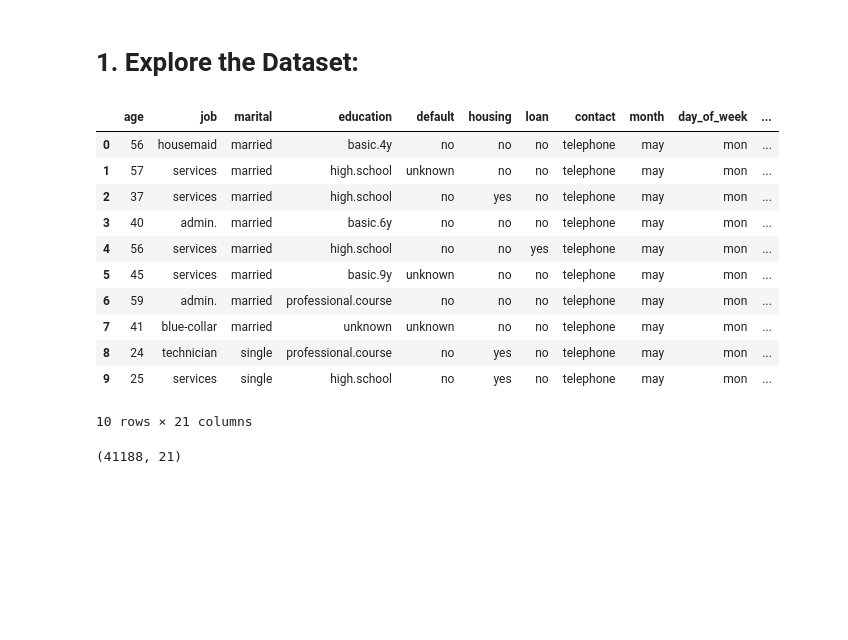
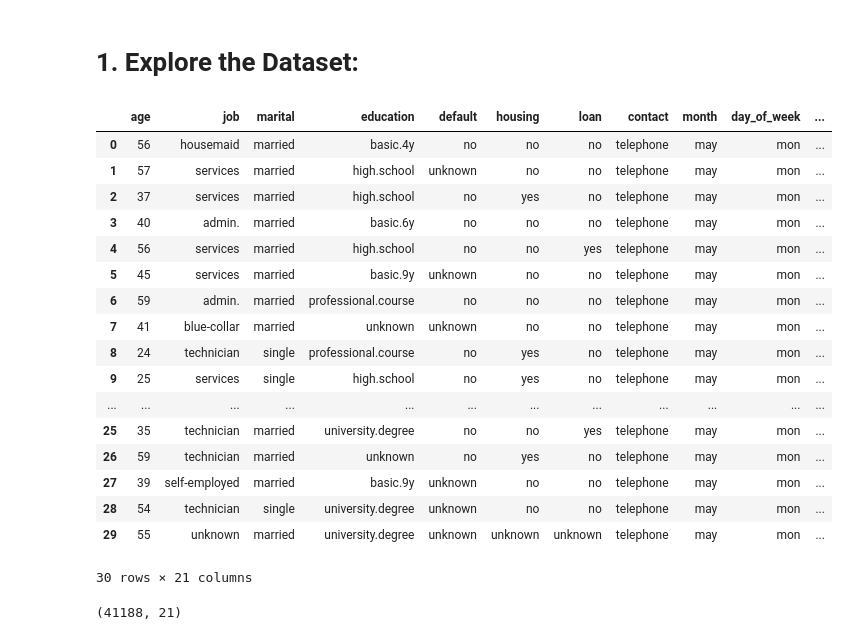
Before and after one commit to Elvis-Jekir/bank_marketing, a Jupyter notebook: bank_marketing.ipynb, the cells around one changed output. Saved outputs shown, nothing was run; the diff lists cells and outputs as text; code cells hidden in the pictures; blank space fills up the shorter version.

```diff
--- a/bank_marketing.ipynb
+++ b/bank_marketing.ipynb
@@ -13,20 +13,26 @@ data = pd.read_csv('bank-additional-full.csv', delimiter=';')
 # %% [markdown]
 # 1. Explore the Dataset:
 # %%
-data.head(10)
+data.head(30)
 # %% [output]
 |  | age | job | marital | education | default | housing | loan | contact | month | day_of_week | ... |
 | 0 | 56 | housemaid | married | basic.4y | no | no | no | telephone | may | mon | ... |
 | 1 | 57 | services | married | high.school | unknown | no | no | telephone | may | mon | ... |
 | 2 | 37 | services | married | high.school | no | yes | no | telephone | may | mon | ... |
 | 3 | 40 | admin. | married | basic.6y | no | no | no | telephone | may | mon | ... |
 | 4 | 56 | services | married | high.school | no | no | yes | telephone | may | mon | ... |
 | 5 | 45 | services | married | basic.9y | unknown | no | no | telephone | may | mon | ... |
 | 6 | 59 | admin. | married | professional.course | no | no | no | telephone | may | mon | ... |
 | 7 | 41 | blue-collar | married | unknown | unknown | no | no | telephone | may | mon | ... |
 | 8 | 24 | technician | single | professional.course | no | yes | no | telephone | may | mon | ... |
 | 9 | 25 | services | single | high.school | no | yes | no | telephone | may | mon | ... |
+| ... | ... | ... | ... | ... | ... | ... | ... | ... | ... | ... | ... |
+| 25 | 35 | technician | married | university.degree | no | no | yes | telephone | may | mon | ... |
+| 26 | 59 | technician | married | unknown | no | yes | no | telephone | may | mon | ... |
+| 27 | 39 | self-employed | married | basic.9y | unknown | no | no | telephone | may | mon | ... |
+| 28 | 54 | technician | single | university.degree | unknown | no | no | telephone | may | mon | ... |
+| 29 | 55 | unknown | married | university.degree | unknown | unknown | unknown | telephone | may | mon | ... |
-10 rows × 21 columns
+30 rows × 21 columns
 # %%
 data.shape
 # %% [output]
```
Also changed, not shown: parts of 7 cells of this notebook, 1 other file.
